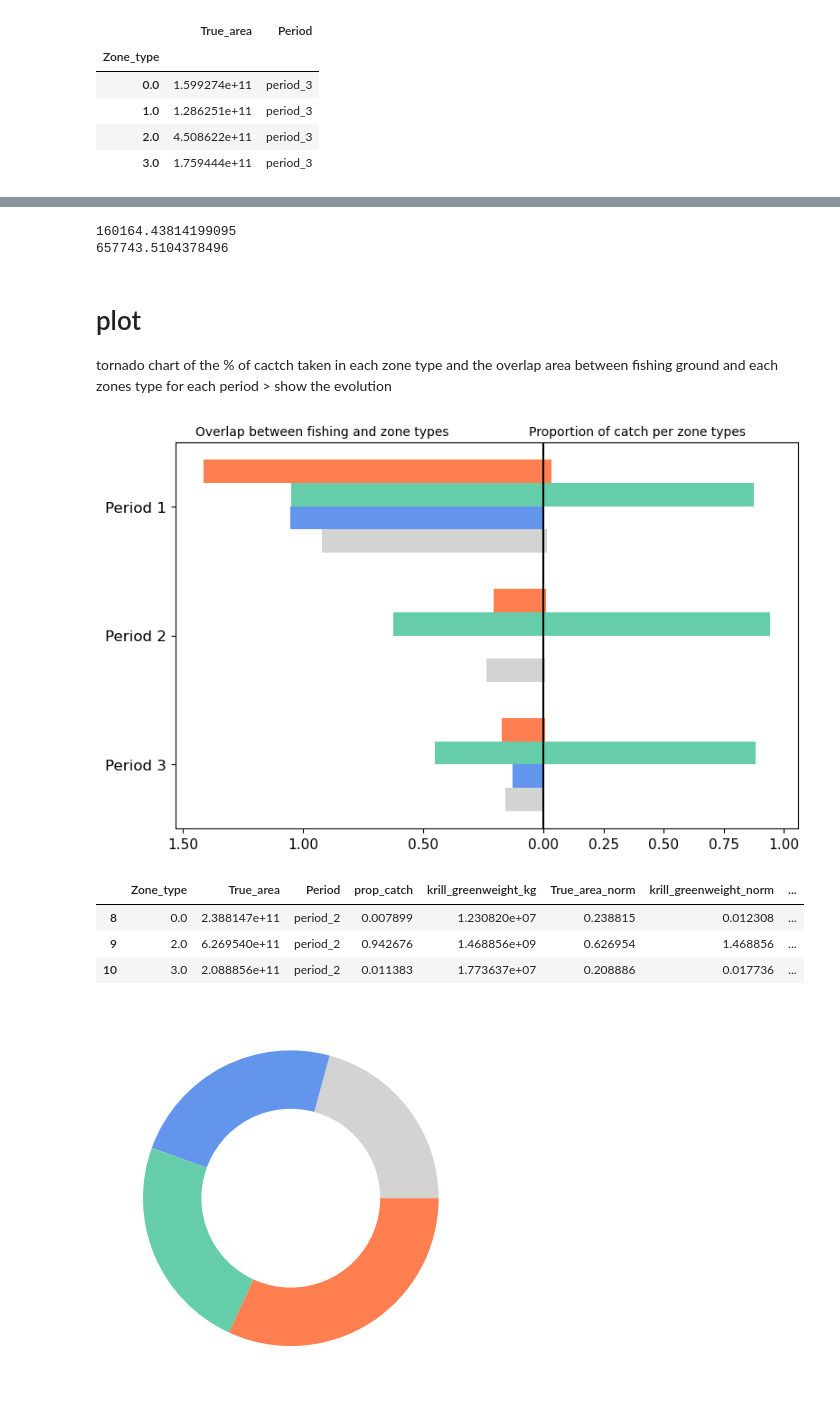
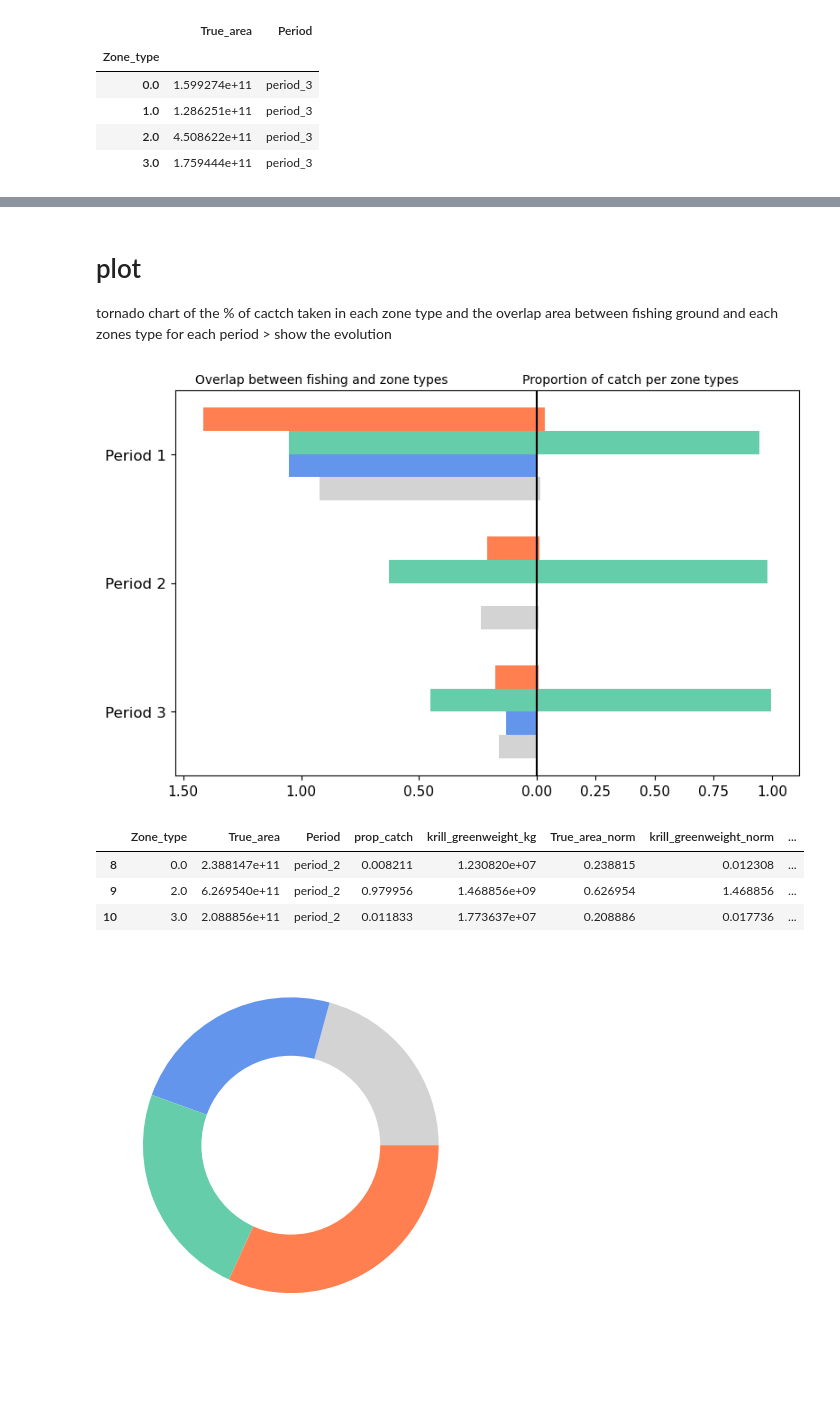
Before and after one commit to AnaelleDurfort/Key_Areas_krill_carbon_sequestration, a Jupyter notebook: 3_Fishing_overlap.ipynb, the cells around one changed output, grey strips where cells are left out. Saved outputs shown, nothing was run; the diff lists cells and outputs as text; code cells hidden in the pictures; blank space fills up the shorter version.

```diff
--- a/3_Fishing_overlap.ipynb
+++ b/3_Fishing_overlap.ipynb
@@ -724,12 +724,13 @@ zones
 # %%
-zones_catch = pd.merge(zones, catch.reset_index().drop(['AREA', 'MASK', 'True_area'], axis=1), on = ['latitude', 'longitude'], how='right').set_index(['latitude', 'longitude'])
+# here use inner join to drop cells that have a catch data but no zones data (see next sections)
+zones_catch = pd.merge(zones, catch.reset_index().drop(['AREA', 'MASK', 'True_area'], axis=1), on = ['latitude', 'longitude'], how='inner').set_index(['latitude', 'longitude'])
 zones_catch = zones_catch.join(other = area_df, how = 'left')
 
-zones_catchp1 = pd.merge(zones, catch_p1.reset_index().drop(['AREA', 'MASK', 'True_area'], axis=1), on = ['latitude', 'longitude'], how='right').set_index(['latitude', 'longitude'])
+zones_catchp1 = pd.merge(zones, catch_p1.reset_index().drop(['AREA', 'MASK', 'True_area'], axis=1), on = ['latitude', 'longitude'], how='inner').set_index(['latitude', 'longitude'])
 zones_catchp1 = zones_catchp1.join(other = area_df, how = 'left')
 
-zones_catchp2 = pd.merge(zones, catch_p2.reset_index().drop(['AREA', 'MASK', 'True_area'], axis=1), on = ['latitude', 'longitude'], how='right').set_index(['latitude', 'longitude'])
+zones_catchp2 = pd.merge(zones, catch_p2.reset_index().drop(['AREA', 'MASK', 'True_area'], axis=1), on = ['latitude', 'longitude'], how='inner').set_index(['latitude', 'longitude'])
 zones_catchp2 = zones_catchp2.join(other = area_df, how = 'left')
 
-zones_catchp3 = pd.merge(zones, catch_p3.reset_index().drop(['AREA', 'MASK', 'True_area'], axis=1), on = ['latitude', 'longitude'], how='right').set_index(['latitude', 'longitude'])
+zones_catchp3 = pd.merge(zones, catch_p3.reset_index().drop(['AREA', 'MASK', 'True_area'], axis=1), on = ['latitude', 'longitude'], how='inner').set_index(['latitude', 'longitude'])
 zones_catchp3 = zones_catchp3.join(other = area_df, how = 'left')
@@ -965,10 +1061,3 @@ krill_catch_p3)
-# %%
-missing_catch = zones_catch[zones_catch['Zone_type'].isna()]
-print(missing_catch['True_area'].sum()*0.000001)
-print(missing_catch['krill_greenweight_kg'].sum()*0.001)
-# %% [output]
-160164.43814199095
-657743.5104378496
 # %% [markdown]
 # plot
 
@@ -994,7 +1083,7 @@ data_tornado = areas_overlap_fising.merge(prop_catch, on = ['Zone_type', 'Period
 # %%
 data_tornado['True_area_norm'] = data_tornado['True_area']*(0.000001*0.000001)  # 10e12 m² = 10e6 km² , a million of km²
 data_tornado['krill_greenweight_norm'] = data_tornado['krill_greenweight_kg']*0.001*0.000001 # millions of tons
-data_tornado['prop_catch_norm'] = data_tornado['prop_catch']
+data_tornado['prop_catch_norm'] = data_tornado['prop_catch']*100
 # %%
 # Couleurs
 zone_colors = {
@@ -1027,45 +1116,45 @@ for i, zt in enumerate(zone_types):
                 height=bar_width, color=zone_colors[zt])
 
         # Droite : prop_catch
-        ax.barh(y, subset['prop_catch_norm'].values[0],
+        ax.barh(y, subset['prop_catch'].values[0],
                 height=bar_width, color=zone_colors[zt])
 
 # Axe central
 ax.axvline(0, color='black')
 
 # Y ticks
 ax.set_yticks(y_pos)
 ax.set_yticklabels(["Period 1", "Period 2", "Period 3"], fontsize=12)
 ax.invert_yaxis()
 
 # Convert x-tick labels to absolute values
 x_ticks = np.array([ -1.5, -1 , -0.5,  0 , 0.25,  0.5, 0.75, 1. ]) #ax.get_xticks()
 ax.set_xticks(x_ticks)  # Explicitly set the ticks
 ax.set_xticklabels([f"{abs(x):.2f}" for x in x_ticks], fontsize=11)
 
 plt.text(-1.45, -0.55, 'Overlap between fishing and zone types', fontsize=10)
 plt.text(-0.06, -0.55, 'Proportion of catch per zone types', fontsize=10)
 
 # Légende
 # from matplotlib.patches import Patch
 # legend_patches = [Patch(color=zone_colors[z], label=f'Zone type {int(z)}') for z in zone_types]
 # ax.legend(handles=legend_patches, loc='lower left', fontsize=14)
 
 plt.tight_layout()
 
 
 # plt.savefig('./figures/tornadoplot_fishing.png',bbox_inches='tight', dpi=300)
 
 plt.show()
 # %% [output]
-[figure, old version]
+[figure, new version]
 # %%
 data_tornado.iloc[8:11]
 # %% [output]
 |  | Zone_type | True_area | Period | prop_catch | krill_greenweight_kg | True_area_norm | krill_greenweight_norm | ... |
-| 8 | 0.0 | 2.388147e+11 | period_2 | 0.007899 | 1.230820e+07 | 0.238815 | 0.012308 | ... |
-| 9 | 2.0 | 6.269540e+11 | period_2 | 0.942676 | 1.468856e+09 | 0.626954 | 1.468856 | ... |
-| 10 | 3.0 | 2.088856e+11 | period_2 | 0.011383 | 1.773637e+07 | 0.208886 | 0.017736 | ... |
+| 8 | 0.0 | 2.388147e+11 | period_2 | 0.008211 | 1.230820e+07 | 0.238815 | 0.012308 | ... |
+| 9 | 2.0 | 6.269540e+11 | period_2 | 0.979956 | 1.468856e+09 | 0.626954 | 1.468856 | ... |
+| 10 | 3.0 | 2.088856e+11 | period_2 | 0.011833 | 1.773637e+07 | 0.208886 | 0.017736 | ... |
 # %%
 # period 1
 data_tornado['True_area_norm'].iloc[4:8].plot.pie(labels=['', '', '', '',''], colors = ['lightgrey','cornflowerblue','mediumaquamarine','coral'], ylabel='')
```
Also changed, not shown: parts of 24 cells of this notebook, 2 other files.
